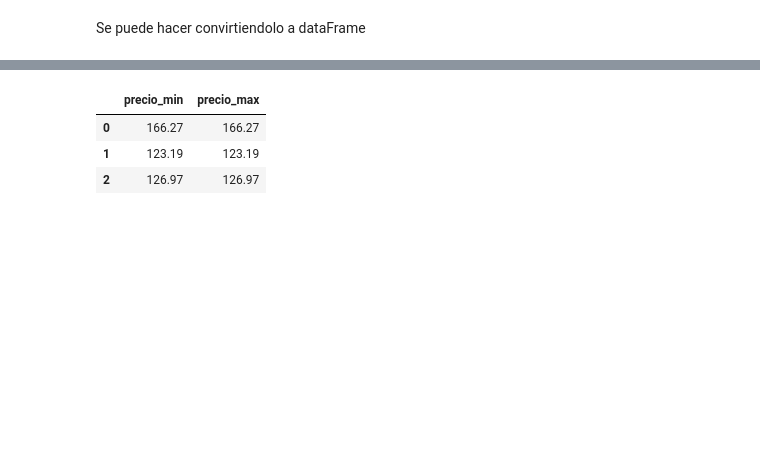
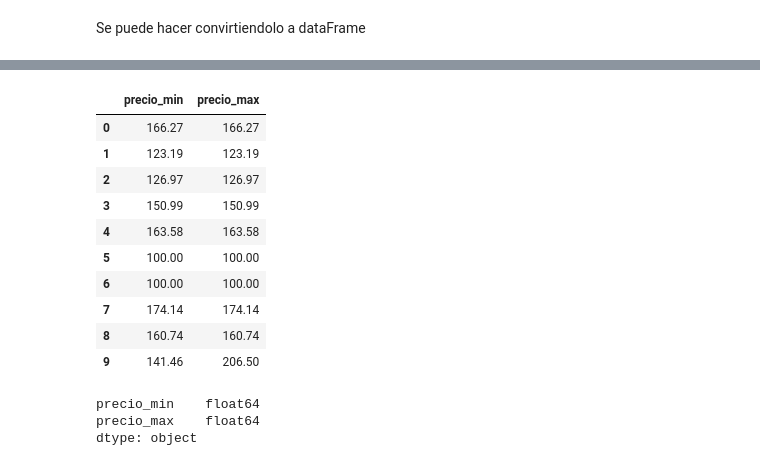
Before and after one commit to jgilsu11/Teoria, a Jupyter notebook: Modulo3/teoria/apis.ipynb, the cells around one changed output, grey strips where cells are left out. Saved outputs shown, nothing was run; the diff lists cells and outputs as text; code cells hidden in the pictures; blank space fills up the shorter version.

```diff
--- a/Modulo3/teoria/apis.ipynb
+++ b/Modulo3/teoria/apis.ipynb
@@ -354,12 +370,25 @@ precio_zapas_df.head(2)
 # %%
 precio_zapas_df = pd.DataFrame(precio_zapas, columns= ["precio"])          #Lo pasa de lista a series
 precio_zapas_df = precio_zapas_df["precio"].str.split(" a ",expand=True)   #crea 2 columnas
 precio_zapas_df.columns = ["precio_min","precio_max"]         #Renombra las columnas
 precio_zapas_df["precio_max"] = np.where(precio_zapas_df["precio_max"].isna(), precio_zapas_df["precio_min"], precio_zapas_df["precio_max"])    #Donde el precio max sea nulo quiero que me lo rellenes con el precio min y sino me pones el precio max que tenga
-precio_zapas_df = precio_zapas_df.applymap(lambda x: x.replace(" EUR","").replace(",","."))         #el applymap lo aplica a todo el DataFrame
-precio_zapas_df.head(3)
+precio_zapas_df = precio_zapas_df.applymap(lambda x: x.replace(" EUR","").replace(",",".")).astype(float)         #el applymap lo aplica a todo el DataFrame
+precio_zapas_df.head(10)
 # %% [output]
 |  | precio_min | precio_max |
 | 0 | 166.27 | 166.27 |
 | 1 | 123.19 | 123.19 |
 | 2 | 126.97 | 126.97 |
+| 3 | 150.99 | 150.99 |
+| 4 | 163.58 | 163.58 |
+| 5 | 100.00 | 100.00 |
+| 6 | 100.00 | 100.00 |
+| 7 | 174.14 | 174.14 |
+| 8 | 160.74 | 160.74 |
+| 9 | 141.46 | 206.50 |
+# %%
+precio_zapas_df.dtypes
+# %% [output]
+precio_min    float64
+precio_max    float64
+dtype: object
```
Also changed, not shown: parts of 19 cells of this notebook, 1 other file.
